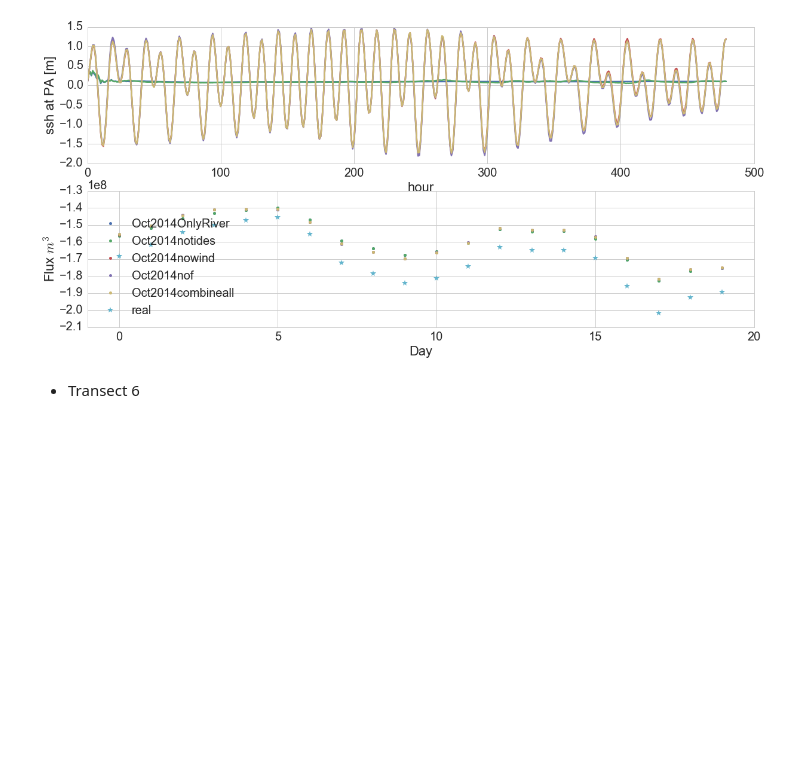
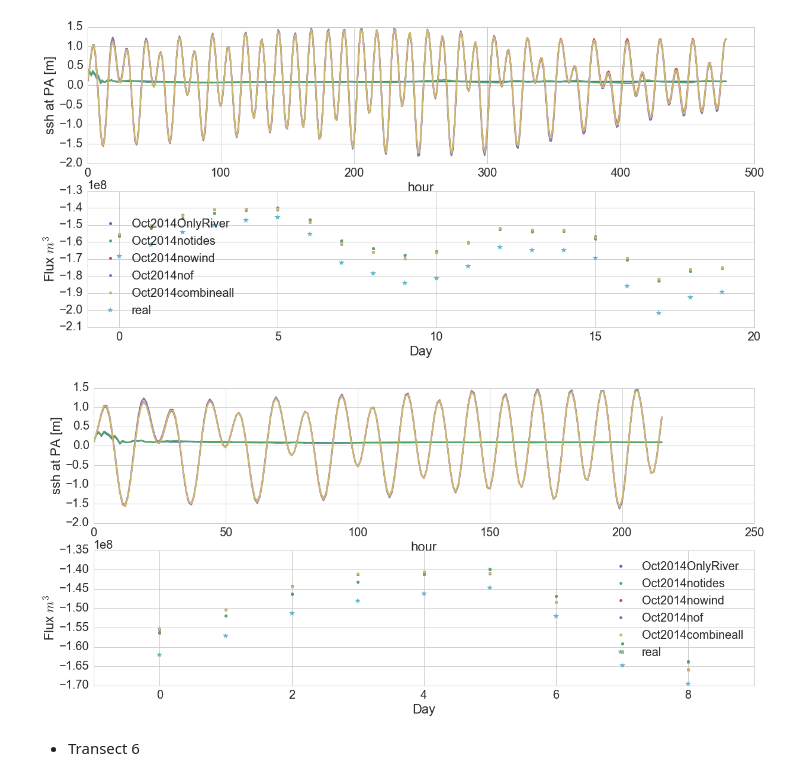
Before and after one commit to SalishSeaCast/analysis-jie, a Jupyter notebook: jie/surface_current/SaltFreshFlux.ipynb, the cells around one changed output. Saved outputs shown, nothing was run; the diff lists cells and outputs as text; code cells hidden in the pictures; blank space fills up the shorter version.

```diff
--- a/jie/surface_current/SaltFreshFlux.ipynb
+++ b/jie/surface_current/SaltFreshFlux.ipynb
@@ -312,6 +369,10 @@ plot_series_transportDaily(S,U,V,ssh,lon,lat,depU,depV,'5',0,479,28,fresh_flag='
 plot_series_transportDaily(S,U,V,ssh,lon,lat,depU,depV,'5',0,479,28,fresh_flag='None')
 # %% [output]
 [figure]
+# %%
+plot_series_transportDaily(S,U,V,ssh,lon,lat,depU,depV,'5',0,215,30,string = 1,fresh_flag='None')
+# %% [output]
+[figure, added]
 # %% [markdown]
 * Transect 6
 # %%
```
Also changed, not shown: parts of 8 cells of this notebook.
